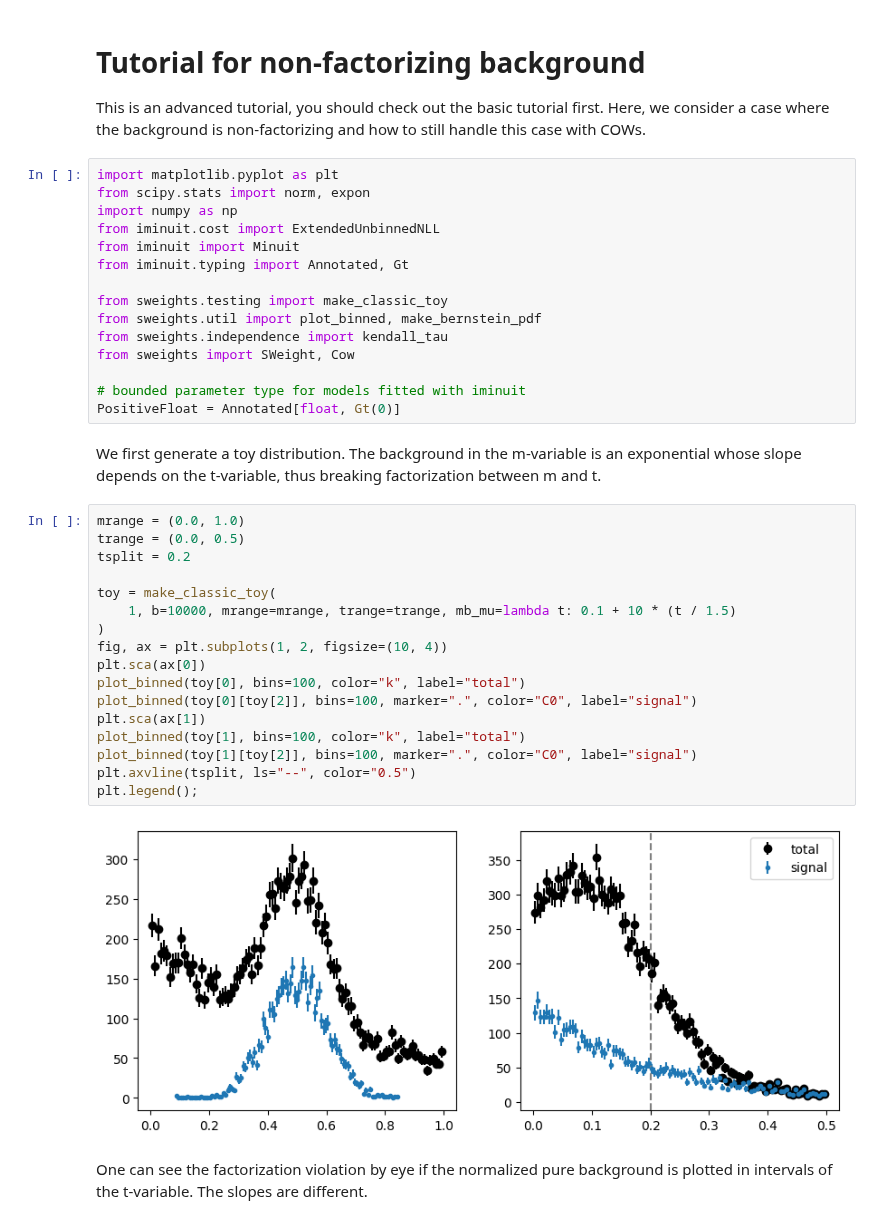
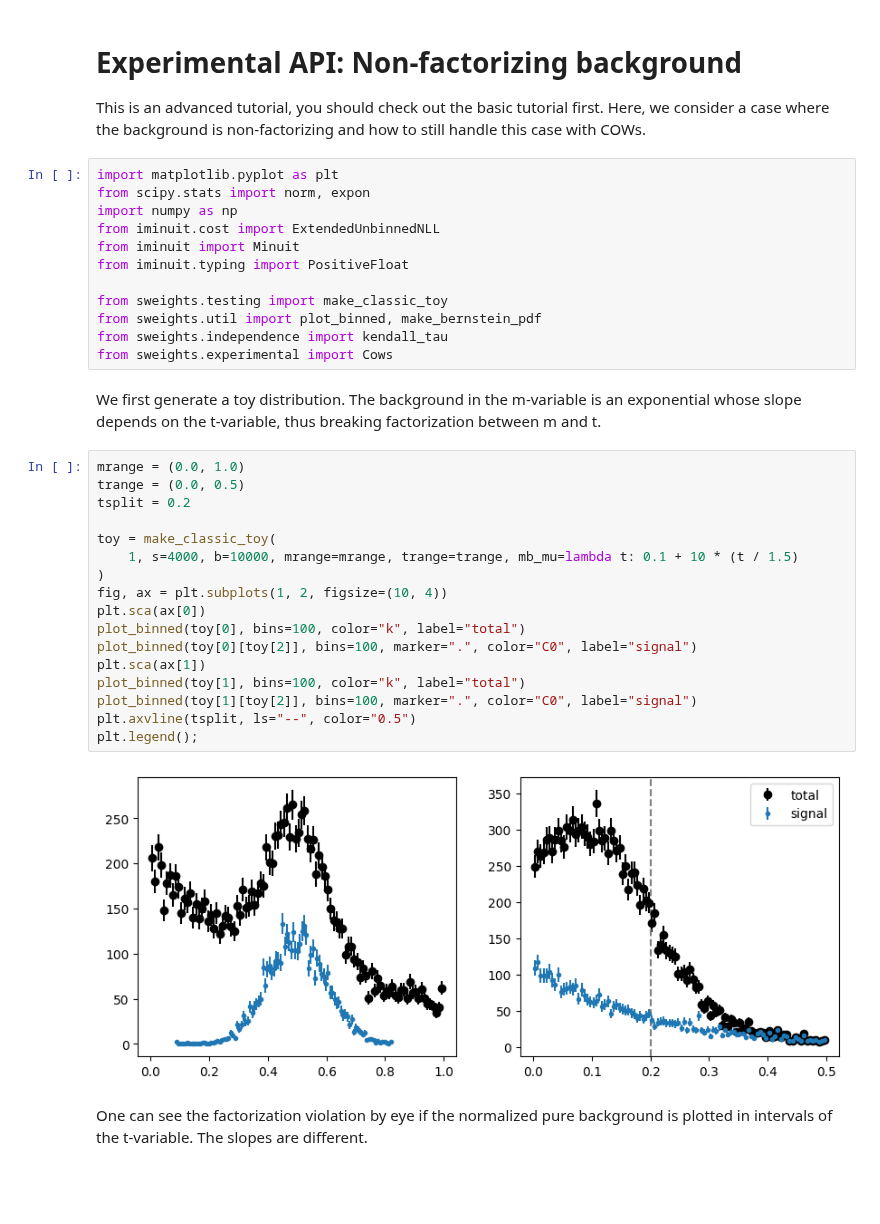
Before and after one commit to sweights/sweights, a Jupyter notebook: doc/notebooks/factorization_violation.ipynb, the cells around one changed output. Saved outputs shown, nothing was run; the diff lists cells and outputs as text; blank space fills up the shorter version.

```diff
--- a/doc/notebooks/factorization_violation.ipynb
+++ b/doc/notebooks/factorization_violation.ipynb
@@ -1,5 +1,5 @@
 # %% [markdown]
-# Tutorial for non-factorizing background
+# Experimental API: Non-factorizing background
 
 This is an advanced tutorial, you should check out the basic tutorial first. Here, we consider a case where the background is non-factorizing and how to still handle this case with COWs.
 # %%
@@ -8,36 +8,33 @@ from scipy.stats import norm, expon
 import numpy as np
 from iminuit.cost import ExtendedUnbinnedNLL
 from iminuit import Minuit
-from iminuit.typing import Annotated, Gt
+from iminuit.typing import PositiveFloat
 
 from sweights.testing import make_classic_toy
 from sweights.util import plot_binned, make_bernstein_pdf
 from sweights.independence import kendall_tau
-from sweights import SWeight, Cow
-
-# bounded parameter type for models fitted with iminuit
-PositiveFloat = Annotated[float, Gt(0)]
+from sweights.experimental import Cows
 # %% [markdown]
 We first generate a toy distribution. The background in the m-variable is an exponential whose slope depends on the t-variable, thus breaking factorization between m and t.
 # %%
 mrange = (0.0, 1.0)
 trange = (0.0, 0.5)
 tsplit = 0.2
 
 toy = make_classic_toy(
-    1, b=10000, mrange=mrange, trange=trange, mb_mu=lambda t: 0.1 + 10 * (t / 1.5)
+    1, s=4000, b=10000, mrange=mrange, trange=trange, mb_mu=lambda t: 0.1 + 10 * (t / 1.5)
 )
 fig, ax = plt.subplots(1, 2, figsize=(10, 4))
 plt.sca(ax[0])
 plot_binned(toy[0], bins=100, color="k", label="total")
 plot_binned(toy[0][toy[2]], bins=100, marker=".", color="C0", label="signal")
 plt.sca(ax[1])
 plot_binned(toy[1], bins=100, color="k", label="total")
 plot_binned(toy[1][toy[2]], bins=100, marker=".", color="C0", label="signal")
 plt.axvline(tsplit, ls="--", color="0.5")
 plt.legend();
 # %% [output]
-[figure, old version]
+[figure, new version]
 # %% [markdown]
 One can see the factorization violation by eye if the normalized pure background is plotted in intervals of the t-variable. The slopes are different.
 # %%
```
Also changed, not shown: parts of 10 cells of this notebook, 17 other files.
